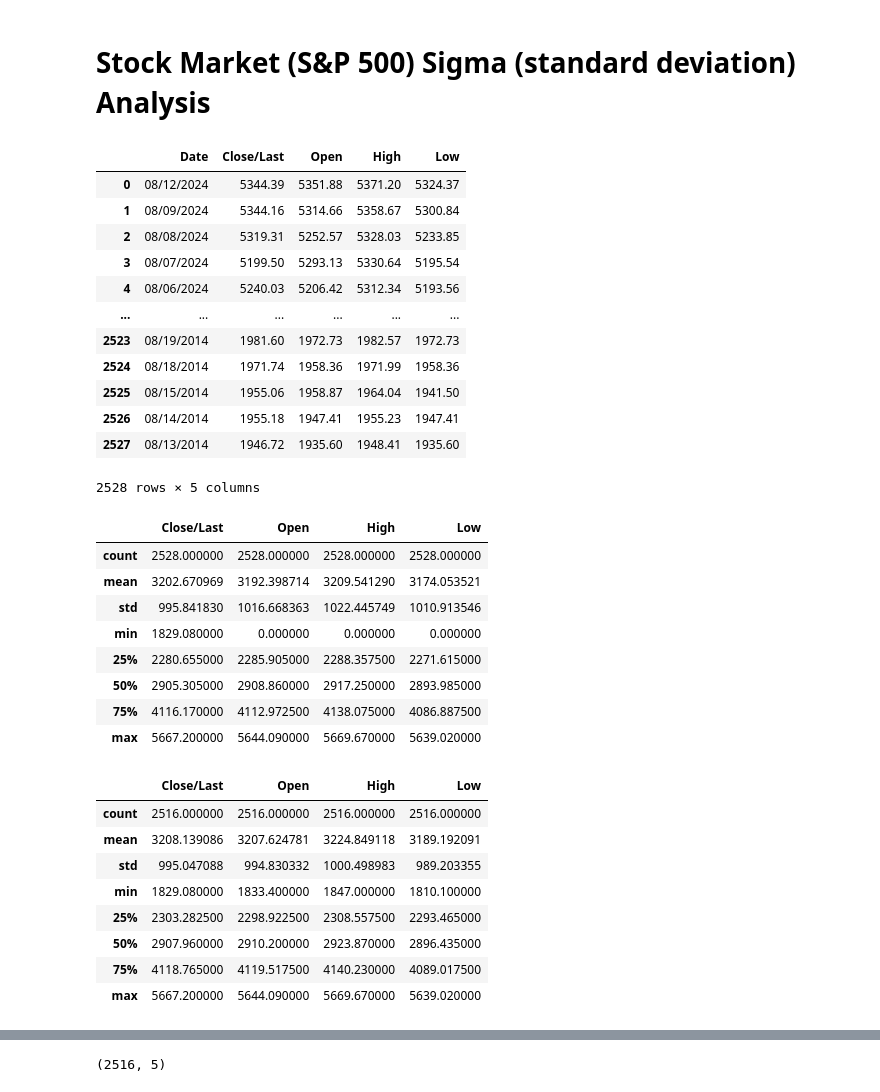
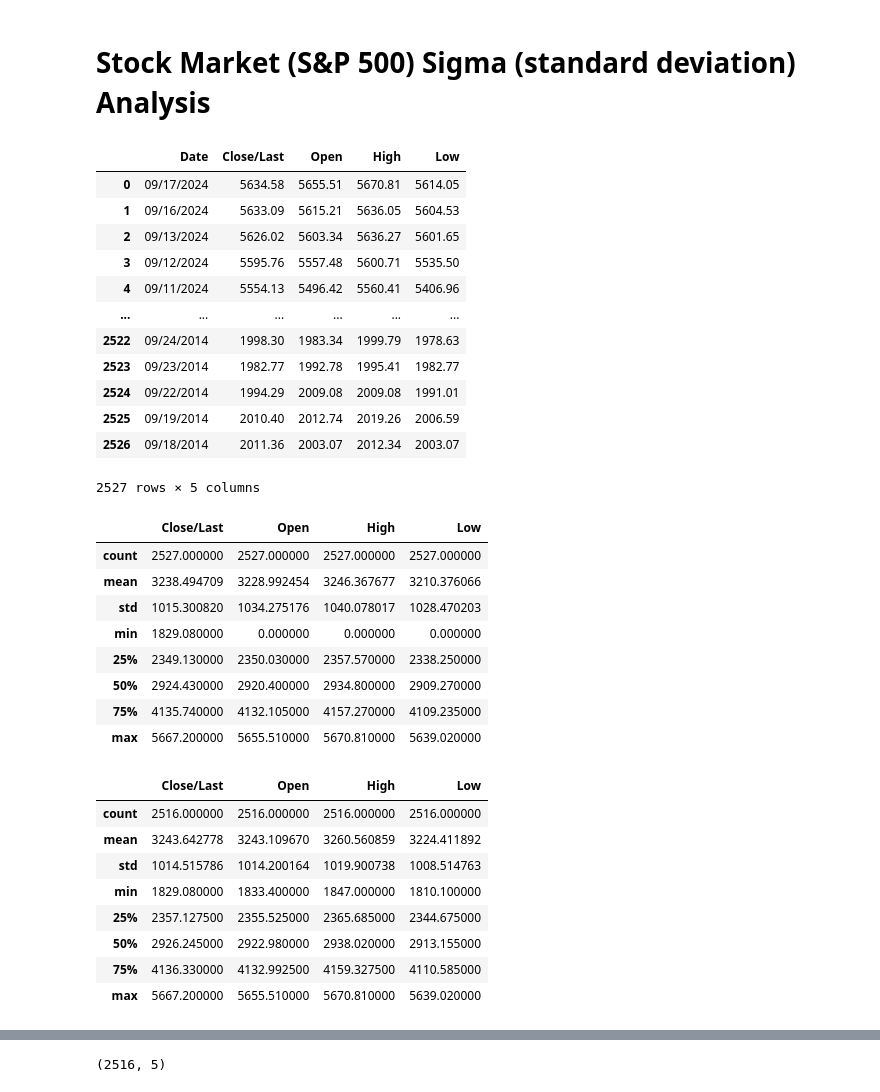
Before and after one commit to JohnBroberg/StockMarketSigma, a Jupyter notebook: StockMarketSigma.ipynb, the cells around one changed output, grey strips where cells are left out. Cells and saved outputs as stored; diff of their text form; code cells hidden in the pictures.

```diff
--- a/StockMarketSigma.ipynb
+++ b/StockMarketSigma.ipynb
@@ -4,58 +4,58 @@
 #created by John Broberg on 2022-05-29
 #inspired by "LET THE WILD RUMPUS BEGIN" by JEREMY GRANTHAM of GMO
 #ref. https://www.gmo.com/globalassets/articles/viewpoints/2022/gmo_let-the-wild-rumpus-begin_1-22.pdf
 
 #https://www.gmo.com/americas/research-library/entering-the-superbubbles-final-act/
 #"...superbubbles – 2.5 to 3 sigma events..."
 #"...ordinary 2 sigma bubbles..."
 #"Ordinary bubbles are, to us, those that reach a 2 sigma deviation from trend. Superbubbles reach 2.5 sigma or greater."
 
 #source data: https://www.nasdaq.com/market-activity/index/spx/historical
 
 #cd
 #cd git/StockMarketSigma
 #git pull https://github.com/JohnBroberg/StockMarketSigma.git
 
 #Get trendline equation
 #https://stackoverflow.com/questions/49460596/add-trendline-with-equation-in-2d-array
 #https://stackoverflow.com/questions/26447191/how-to-add-trendline-in-python-matplotlib-dot-scatter-graphs
 
 
 import pandas as pd
 import numpy as np
 import matplotlib.pyplot as plt
 import seaborn as sns
 
-data = 'HistoricalData_1723594296255.csv'
+data = 'HistoricalData_1726692572984.csv'
 df = pd.read_csv(data)
 
 df
 # %% [output]
 |  | Date | Close/Last | Open | High | Low |
-| 0 | 08/12/2024 | 5344.39 | 5351.88 | 5371.20 | 5324.37 |
-| 1 | 08/09/2024 | 5344.16 | 5314.66 | 5358.67 | 5300.84 |
-| 2 | 08/08/2024 | 5319.31 | 5252.57 | 5328.03 | 5233.85 |
-| 3 | 08/07/2024 | 5199.50 | 5293.13 | 5330.64 | 5195.54 |
-| 4 | 08/06/2024 | 5240.03 | 5206.42 | 5312.34 | 5193.56 |
+| 0 | 09/17/2024 | 5634.58 | 5655.51 | 5670.81 | 5614.05 |
+| 1 | 09/16/2024 | 5633.09 | 5615.21 | 5636.05 | 5604.53 |
+| 2 | 09/13/2024 | 5626.02 | 5603.34 | 5636.27 | 5601.65 |
+| 3 | 09/12/2024 | 5595.76 | 5557.48 | 5600.71 | 5535.50 |
+| 4 | 09/11/2024 | 5554.13 | 5496.42 | 5560.41 | 5406.96 |
 | ... | ... | ... | ... | ... | ... |
-| 2523 | 08/19/2014 | 1981.60 | 1972.73 | 1982.57 | 1972.73 |
-| 2524 | 08/18/2014 | 1971.74 | 1958.36 | 1971.99 | 1958.36 |
-| 2525 | 08/15/2014 | 1955.06 | 1958.87 | 1964.04 | 1941.50 |
-| 2526 | 08/14/2014 | 1955.18 | 1947.41 | 1955.23 | 1947.41 |
-| 2527 | 08/13/2014 | 1946.72 | 1935.60 | 1948.41 | 1935.60 |
+| 2522 | 09/24/2014 | 1998.30 | 1983.34 | 1999.79 | 1978.63 |
+| 2523 | 09/23/2014 | 1982.77 | 1992.78 | 1995.41 | 1982.77 |
+| 2524 | 09/22/2014 | 1994.29 | 2009.08 | 2009.08 | 1991.01 |
+| 2525 | 09/19/2014 | 2010.40 | 2012.74 | 2019.26 | 2006.59 |
+| 2526 | 09/18/2014 | 2011.36 | 2003.07 | 2012.34 | 2003.07 |
-2528 rows × 5 columns
+2527 rows × 5 columns
 # %%
 df.describe()
 # %% [output]
 |  | Close/Last | Open | High | Low |
-| count | 2528.000000 | 2528.000000 | 2528.000000 | 2528.000000 |
-| mean | 3202.670969 | 3192.398714 | 3209.541290 | 3174.053521 |
-| std | 995.841830 | 1016.668363 | 1022.445749 | 1010.913546 |
+| count | 2527.000000 | 2527.000000 | 2527.000000 | 2527.000000 |
+| mean | 3238.494709 | 3228.992454 | 3246.367677 | 3210.376066 |
+| std | 1015.300820 | 1034.275176 | 1040.078017 | 1028.470203 |
 | min | 1829.080000 | 0.000000 | 0.000000 | 0.000000 |
-| 25% | 2280.655000 | 2285.905000 | 2288.357500 | 2271.615000 |
-| 50% | 2905.305000 | 2908.860000 | 2917.250000 | 2893.985000 |
-| 75% | 4116.170000 | 4112.972500 | 4138.075000 | 4086.887500 |
-| max | 5667.200000 | 5644.090000 | 5669.670000 | 5639.020000 |
+| 25% | 2349.130000 | 2350.030000 | 2357.570000 | 2338.250000 |
+| 50% | 2924.430000 | 2920.400000 | 2934.800000 | 2909.270000 |
+| 75% | 4135.740000 | 4132.105000 | 4157.270000 | 4109.235000 |
+| max | 5667.200000 | 5655.510000 | 5670.810000 | 5639.020000 |
 # %%
 #remove holidays (Open == 0)
 
@@ -64,13 +64,13 @@ df.describe()
 # %% [output]
 |  | Close/Last | Open | High | Low |
 | count | 2516.000000 | 2516.000000 | 2516.000000 | 2516.000000 |
-| mean | 3208.139086 | 3207.624781 | 3224.849118 | 3189.192091 |
-| std | 995.047088 | 994.830332 | 1000.498983 | 989.203355 |
+| mean | 3243.642778 | 3243.109670 | 3260.560859 | 3224.411892 |
+| std | 1014.515786 | 1014.200164 | 1019.900738 | 1008.514763 |
 | min | 1829.080000 | 1833.400000 | 1847.000000 | 1810.100000 |
-| 25% | 2303.282500 | 2298.922500 | 2308.557500 | 2293.465000 |
-| 50% | 2907.960000 | 2910.200000 | 2923.870000 | 2896.435000 |
-| 75% | 4118.765000 | 4119.517500 | 4140.230000 | 4089.017500 |
-| max | 5667.200000 | 5644.090000 | 5669.670000 | 5639.020000 |
+| 25% | 2357.127500 | 2355.525000 | 2365.685000 | 2344.675000 |
+| 50% | 2926.245000 | 2922.980000 | 2938.020000 | 2913.155000 |
+| 75% | 4136.330000 | 4132.992500 | 4159.327500 | 4110.585000 |
+| max | 5667.200000 | 5655.510000 | 5670.810000 | 5639.020000 |
 # %%
 df.info()
 # %% [output]
```
Also changed, not shown: parts of 12 cells of this notebook, 2 other files.
